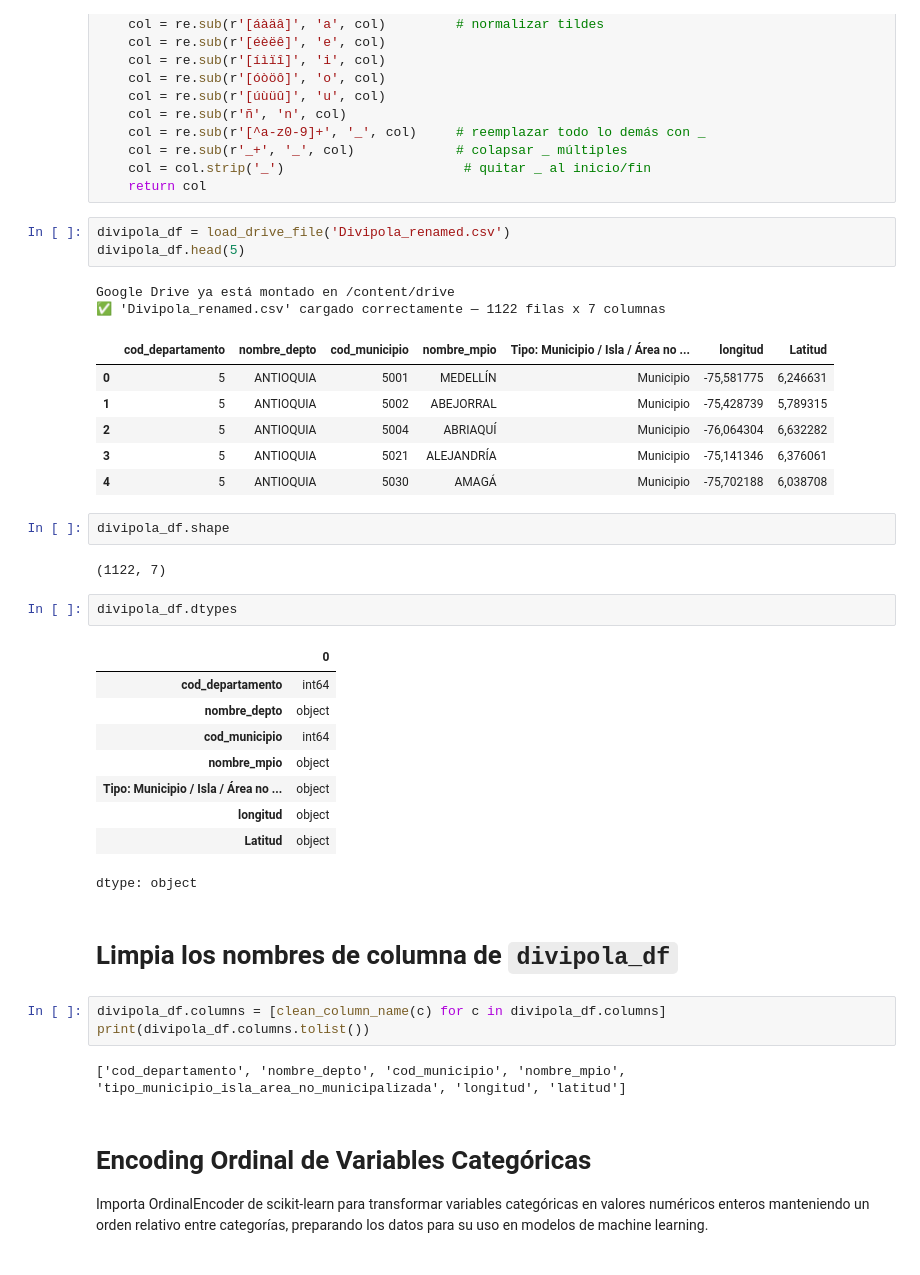
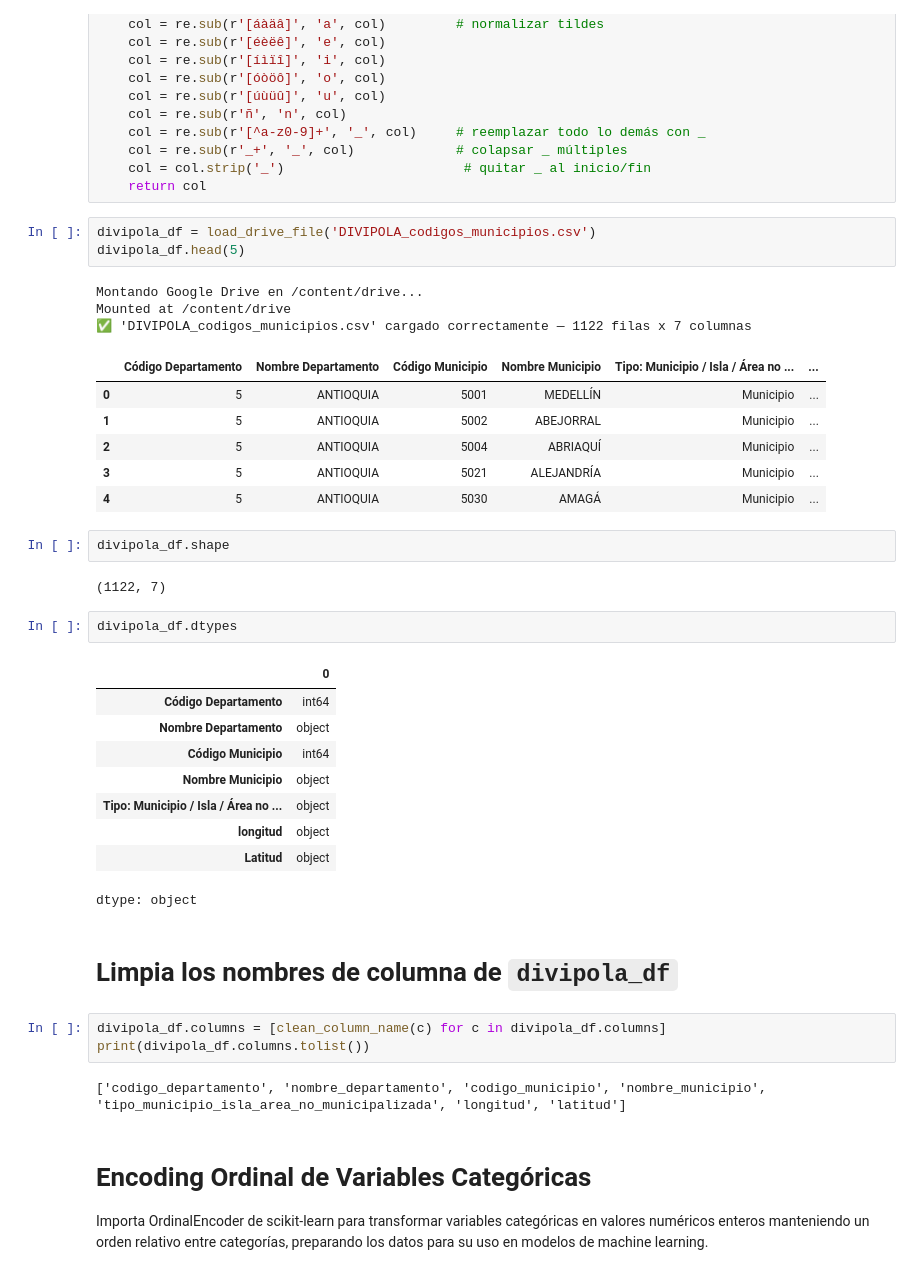
Before and after one commit to cybercolombia/suelosabio, a Jupyter notebook: notebooks/CropData.ipynb, the cells around one changed output. Saved outputs shown, nothing was run; the diff lists cells and outputs as text.

```diff
--- a/notebooks/CropData.ipynb
+++ b/notebooks/CropData.ipynb
@@ -95,17 +95,18 @@ def clean_column_name(col):
     col = col.strip('_')                       # quitar _ al inicio/fin
     return col
 # %%
-divipola_df = load_drive_file('Divipola_renamed.csv')
+divipola_df = load_drive_file('DIVIPOLA_codigos_municipios.csv')
 divipola_df.head(5)
 # %% [output]
-Google Drive ya está montado en /content/drive
-✅ 'Divipola_renamed.csv' cargado correctamente — 1122 filas x 7 columnas
+Montando Google Drive en /content/drive...
+Mounted at /content/drive
+✅ 'DIVIPOLA_codigos_municipios.csv' cargado correctamente — 1122 filas x 7 columnas
-|  | cod_departamento | nombre_depto | cod_municipio | nombre_mpio | Tipo: Municipio / Isla / Área no ... | longitud | Latitud |
-| 0 | 5 | ANTIOQUIA | 5001 | MEDELLÍN | Municipio | -75,581775 | 6,246631 |
-| 1 | 5 | ANTIOQUIA | 5002 | ABEJORRAL | Municipio | -75,428739 | 5,789315 |
-| 2 | 5 | ANTIOQUIA | 5004 | ABRIAQUÍ | Municipio | -76,064304 | 6,632282 |
-| 3 | 5 | ANTIOQUIA | 5021 | ALEJANDRÍA | Municipio | -75,141346 | 6,376061 |
-| 4 | 5 | ANTIOQUIA | 5030 | AMAGÁ | Municipio | -75,702188 | 6,038708 |
+|  | Código Departamento | Nombre Departamento | Código Municipio | Nombre Municipio | Tipo: Municipio / Isla / Área no ... | ... |
+| 0 | 5 | ANTIOQUIA | 5001 | MEDELLÍN | Municipio | ... |
+| 1 | 5 | ANTIOQUIA | 5002 | ABEJORRAL | Municipio | ... |
+| 2 | 5 | ANTIOQUIA | 5004 | ABRIAQUÍ | Municipio | ... |
+| 3 | 5 | ANTIOQUIA | 5021 | ALEJANDRÍA | Municipio | ... |
+| 4 | 5 | ANTIOQUIA | 5030 | AMAGÁ | Municipio | ... |
 # %%
 divipola_df.shape
 # %% [output]
@@ -114,10 +115,10 @@ divipola_df.shape
 divipola_df.dtypes
 # %% [output]
 |  | 0 |
-| cod_departamento | int64 |
-| nombre_depto | object |
-| cod_municipio | int64 |
-| nombre_mpio | object |
+| Código Departamento | int64 |
+| Nombre Departamento | object |
+| Código Municipio | int64 |
+| Nombre Municipio | object |
 | Tipo: Municipio / Isla / Área no ... | object |
 | longitud | object |
 | Latitud | object |
@@ -128,7 +129,7 @@ dtype: object
 divipola_df.columns = [clean_column_name(c) for c in divipola_df.columns]
 print(divipola_df.columns.tolist())
 # %% [output]
-['cod_departamento', 'nombre_depto', 'cod_municipio', 'nombre_mpio', 'tipo_municipio_isla_area_no_municipalizada', 'longitud', 'latitud']
+['codigo_departamento', 'nombre_departamento', 'codigo_municipio', 'nombre_municipio', 'tipo_municipio_isla_area_no_municipalizada', 'longitud', 'latitud']
 # %% [markdown]
 # Encoding Ordinal de Variables Categóricas
 
```
Also changed, not shown: parts of 26 cells of this notebook.
